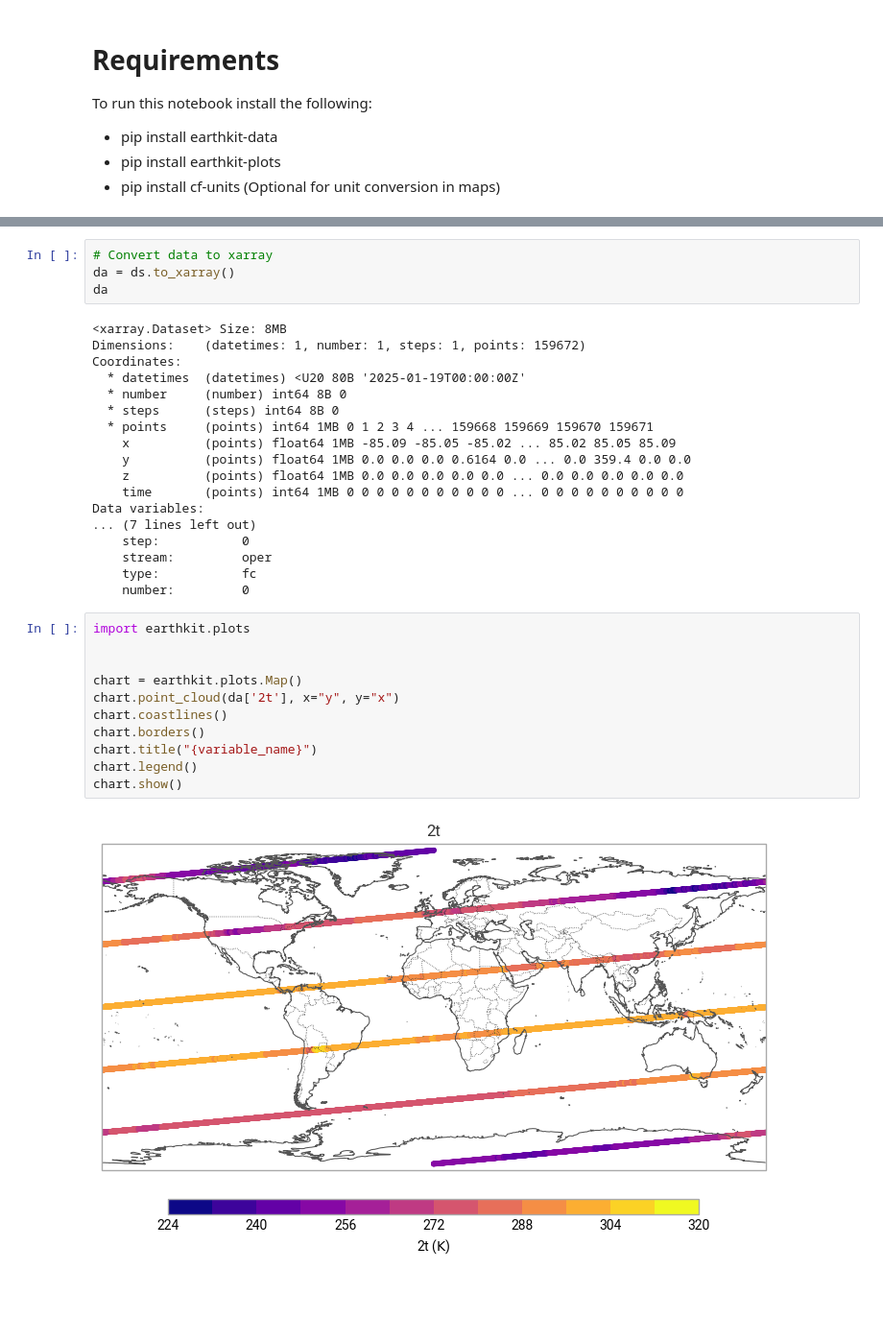
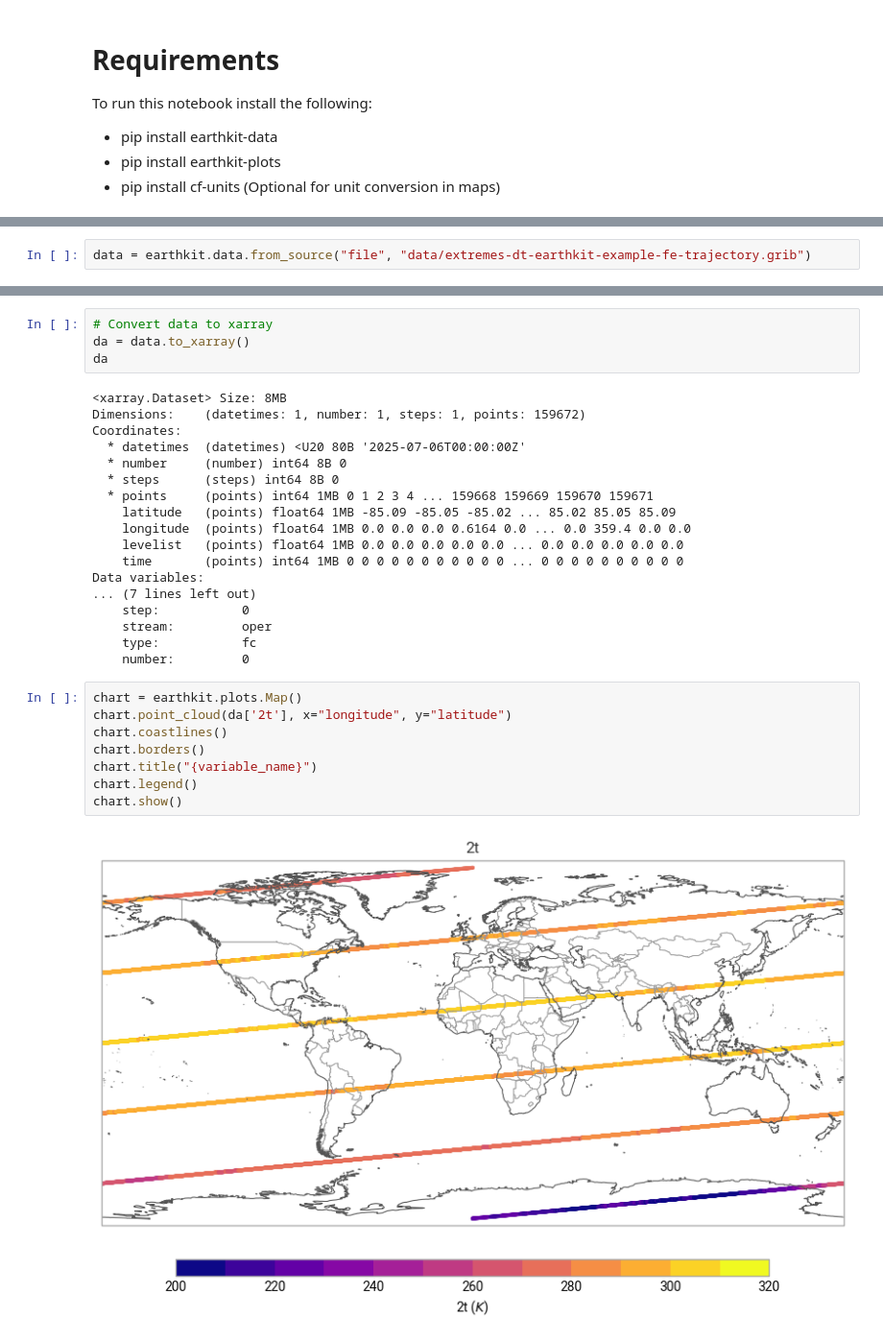
Before and after one commit to destination-earth-digital-twins/polytope-examples, a Jupyter notebook: extremes-dt/extremes-dt-earthkit-example-fe-trajectory.ipynb, the cells around one changed output, grey strips where cells are left out. Shown at 96% size. Drawn from its saved outputs; the diff is of its cells as text; blank space fills up the shorter version.

```diff
--- a/extremes-dt/extremes-dt-earthkit-example-fe-trajectory.ipynb
+++ b/extremes-dt/extremes-dt-earthkit-example-fe-trajectory.ipynb
@@ -61,0 +83,2 @@ ds._json()
+# %%
+data = earthkit.data.from_source("file", "data/extremes-dt-earthkit-example-fe-trajectory.grib")
@@ -62,18 +105,18 @@ ds._json()
 # %%
 # Convert data to xarray
-da = ds.to_xarray()
+da = data.to_xarray()
 da
 # %% [output]
 <xarray.Dataset> Size: 8MB
 Dimensions:    (datetimes: 1, number: 1, steps: 1, points: 159672)
 Coordinates:
-  * datetimes  (datetimes) <U20 80B '2025-01-19T00:00:00Z'
+  * datetimes  (datetimes) <U20 80B '2025-07-06T00:00:00Z'
   * number     (number) int64 8B 0
   * steps      (steps) int64 8B 0
   * points     (points) int64 1MB 0 1 2 3 4 ... 159668 159669 159670 159671
-    x          (points) float64 1MB -85.09 -85.05 -85.02 ... 85.02 85.05 85.09
-    y          (points) float64 1MB 0.0 0.0 0.0 0.6164 0.0 ... 0.0 359.4 0.0 0.0
-    z          (points) float64 1MB 0.0 0.0 0.0 0.0 0.0 ... 0.0 0.0 0.0 0.0 0.0
+    latitude   (points) float64 1MB -85.09 -85.05 -85.02 ... 85.02 85.05 85.09
+    longitude  (points) float64 1MB 0.0 0.0 0.0 0.6164 0.0 ... 0.0 359.4 0.0 0.0
+    levelist   (points) float64 1MB 0.0 0.0 0.0 0.0 0.0 ... 0.0 0.0 0.0 0.0 0.0
     time       (points) int64 1MB 0 0 0 0 0 0 0 0 0 0 0 ... 0 0 0 0 0 0 0 0 0 0
 Data variables:
 ... (7 lines left out)
@@ -82,15 +125,12 @@ Data variables:
     type:           fc
     number:         0
 # %%
-import earthkit.plots
-
-
 chart = earthkit.plots.Map()
-chart.point_cloud(da['2t'], x="y", y="x")
+chart.point_cloud(da['2t'], x="longitude", y="latitude")
 chart.coastlines()
 chart.borders()
 chart.title("{variable_name}")
 chart.legend()
 chart.show()
 # %% [output]
-[figure, old version]
+[figure, new version]
```
Also changed, not shown: parts of 6 cells of this notebook.
